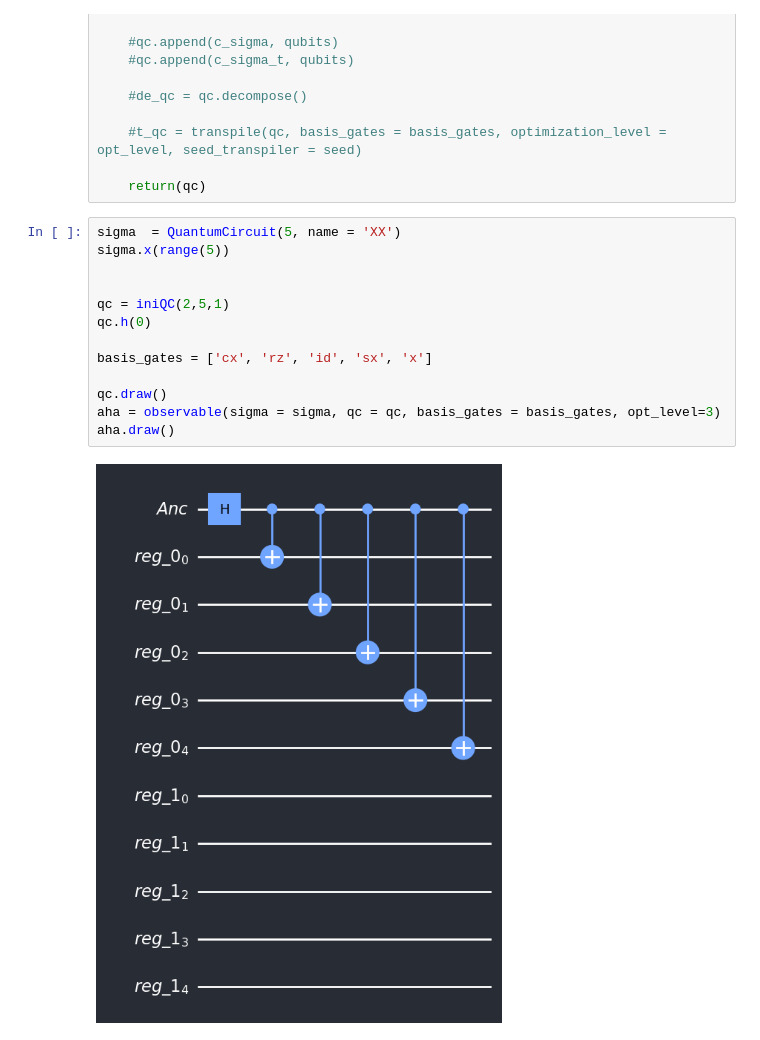
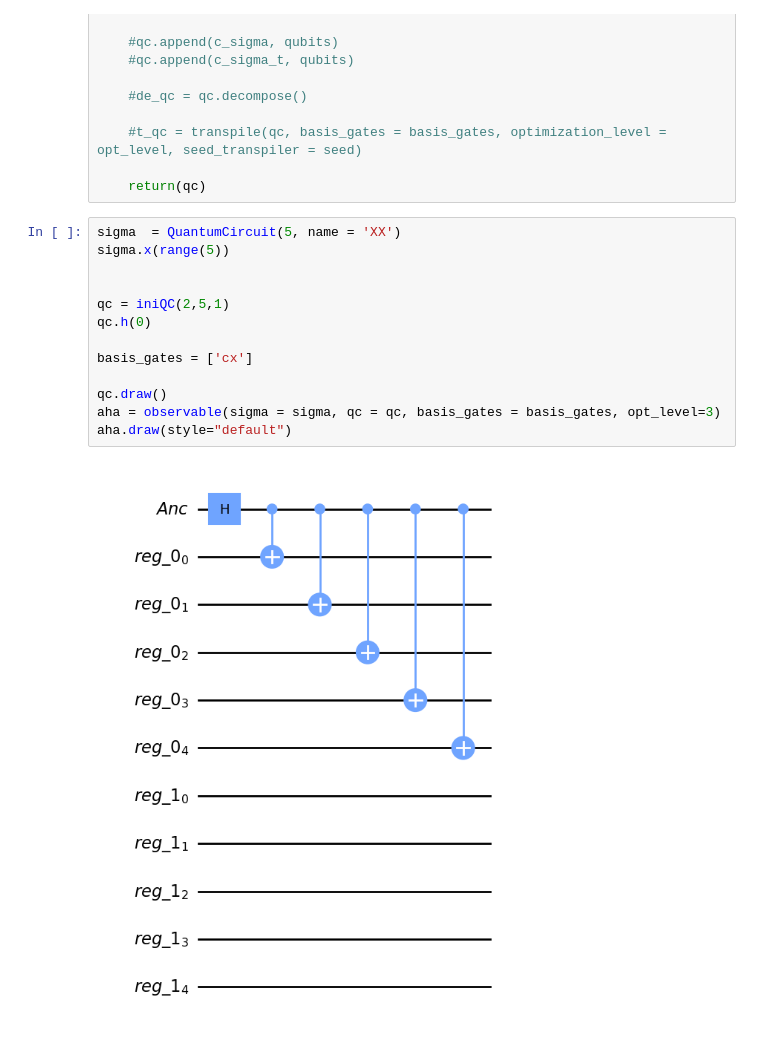
Before and after one commit to noszitomi/UCLQ_internship, a Jupyter notebook: UCLQ_code/sandbox/observable.ipynb, the cells around one changed output. Saved outputs shown, nothing was run; the diff lists cells and outputs as text.

Commit message:
make plot bg white for github

```diff
--- a/UCLQ_code/sandbox/observable.ipynb
+++ b/UCLQ_code/sandbox/observable.ipynb
@@ -30,15 +30,15 @@ def observable(sigma, qc, basis_gates, seed=1, opt_level = 3):
 # %%
 sigma  = QuantumCircuit(5, name = 'XX')
 sigma.x(range(5))
 
 
 qc = iniQC(2,5,1)
 qc.h(0)
 
-basis_gates = ['cx', 'rz', 'id', 'sx', 'x']
+basis_gates = ['cx']
 
 qc.draw()
 aha = observable(sigma = sigma, qc = qc, basis_gates = basis_gates, opt_level=3)
-aha.draw()
+aha.draw(style="default")
 # %% [output]
-[figure, old version]
+[figure, new version]
```
